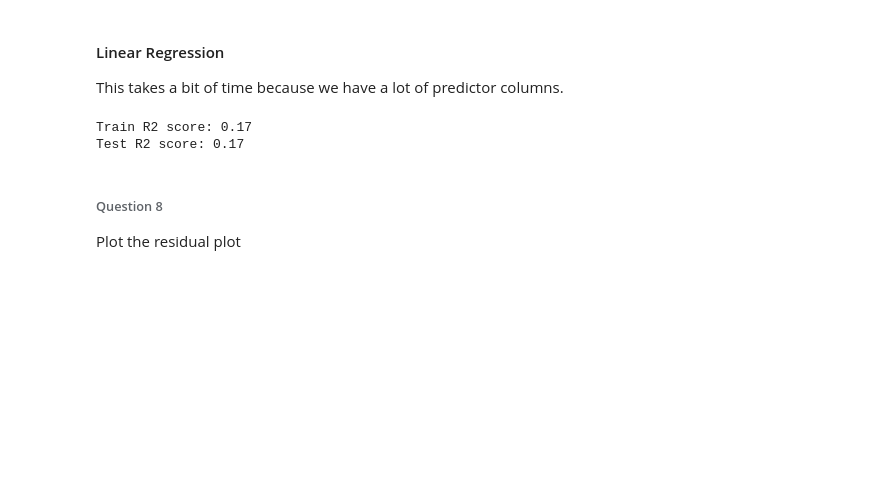
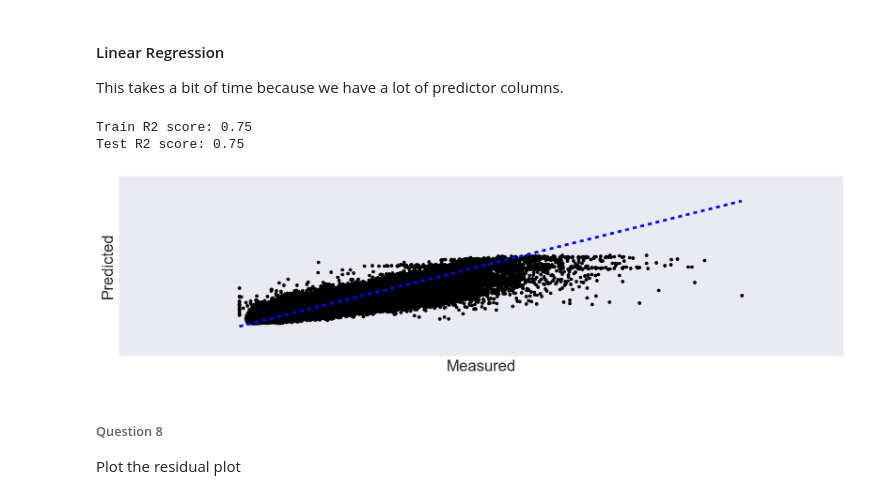
Before and after one commit to kRutherford92/hw1, a Jupyter notebook: rossmann.ipynb, the cells around one changed output. Cells and saved outputs as stored; diff of their text form; code cells hidden in the pictures; blank space fills up the shorter version.

```diff
--- a/rossmann.ipynb
+++ b/rossmann.ipynb
@@ -320,7 +320,4 @@ array(['0', 'a', 'b', 'c'], dtype=object)
 # %%
 # YOUR CODE
 # Transforme the variables into one-hot-encoding using the get_dummies() method
-print("StateHoliday:\n", pd.get_dummies(df_combined.StateHoliday.unique()))
-print("\nStoreType:\n", pd.get_dummies(df_combined.StoreType.unique()))
-print("\nAssortment:\n", pd.get_dummies(df_combined.Assortment.unique()))
-print("\nStore:\n", pd.get_dummies(df_combined.Store.unique()))
+df_combined = pd.get_dummies(df_combined, columns=['Store', 'StoreType', 'Assortment', 'StateHoliday'])
@@ -401,8 +383,23 @@ y_pred = regr.predict(X_test)
 print('Train R2 score: %.2f' % r2_score(y_train, regr.predict(X_train)))
 print('Test R2 score: %.2f' % r2_score(y_test, y_pred))
 # %% [output]
-Train R2 score: 0.17
-Test R2 score: 0.17
+Train R2 score: 0.75
+Test R2 score: 0.75
+# %%
+# Plot outputs
+plt.figure(figsize=(20, 5))
+plt.scatter(y_test, y_pred, color='black')
+plt.plot([y_test.min(), y_test.max()], [y_test.min(), y_test.max()], 'k--', lw=4, color='blue')
+
+plt.ylabel('Predicted')
+plt.xlabel('Measured')
+
+plt.xticks(())
+plt.yticks(())
+
+plt.show()
+# %% [output]
+[figure, added]
 # %% [markdown]
 ###### Question 8
 Plot the residual plot
```
Also changed, not shown: parts of 7 cells of this notebook, 3 other files.
